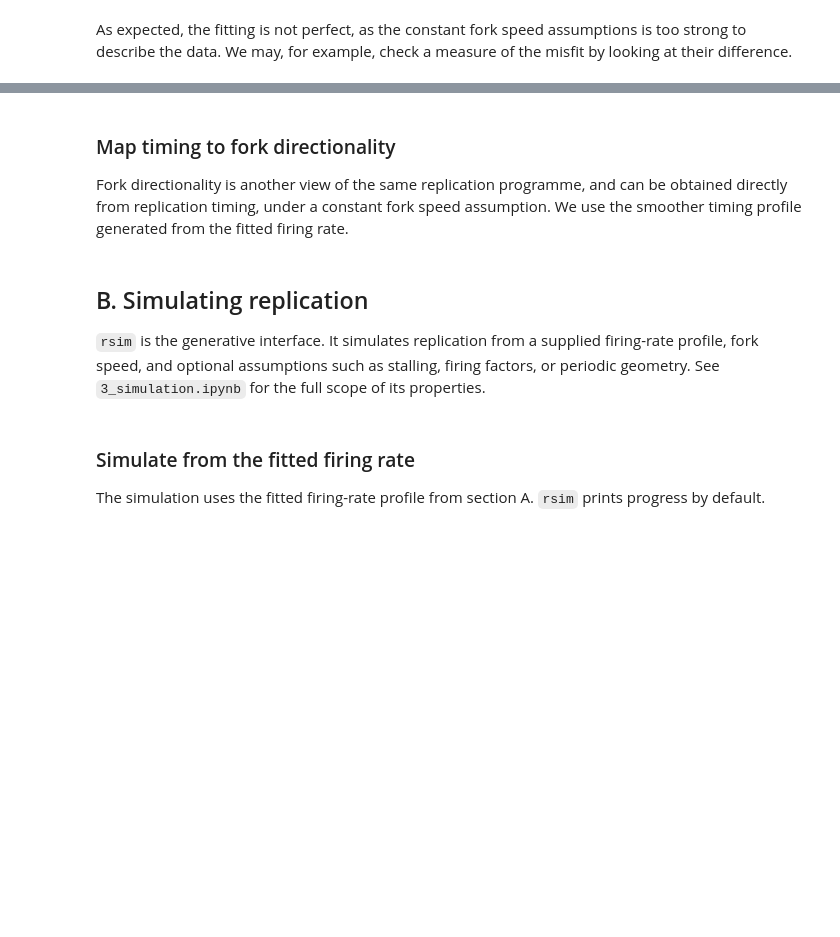
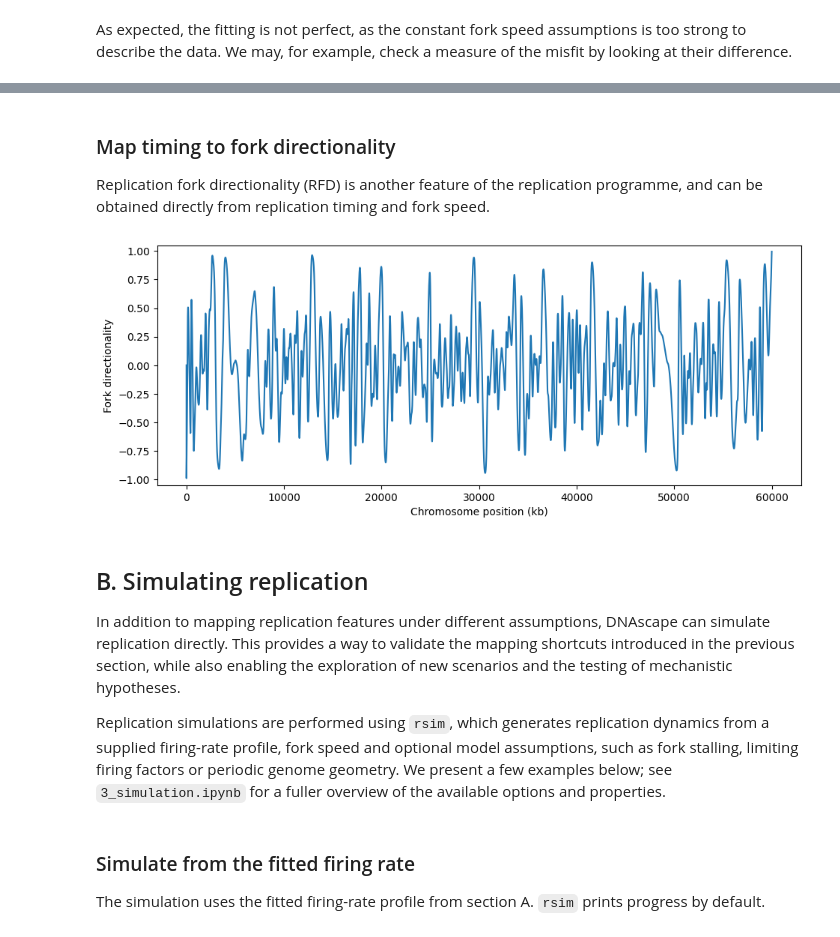
Before and after one commit to fberkemeier/DNAscape, a Jupyter notebook: examples/0_quickstart.ipynb, the cells around one changed output, grey strips where cells are left out. Drawn from its saved outputs; the diff is of its cells as text; code cells hidden in the pictures; blank space fills up the shorter version.

```diff
--- a/examples/0_quickstart.ipynb
+++ b/examples/0_quickstart.ipynb
@@ -101,29 +163,33 @@ plotf(
 # %% [markdown]
 ### Map timing to fork directionality
 
-Fork directionality is another view of the same replication programme, and can be obtained directly from replication timing, under a constant fork speed assumption. We use the smoother timing profile generated from the fitted firing rate.
+Replication fork directionality (RFD) is another feature of the replication programme, and can be obtained directly from replication timing and fork speed.
 # %%
-timing_reference = timing_from_firing
+timing_reference = replication_timing_mapped
 
 fork_directionality = rmap(
     source={
         "replication_timing": timing_reference,
         "fork_speed": fork_speed,
     },
     target="fork_directionality",
 )
 
 plotf(
     fork_directionality,
     x_array=positions_kb,
     xtitle="Chromosome position (kb)",
     ytitle="Fork directionality",
     ylims=(-1.05, 1.05),
 )
+# %% [output]
+[figure, added]
 # %% [markdown]
 ## B. Simulating replication
 
-`rsim` is the generative interface. It simulates replication from a supplied firing-rate profile, fork speed, and optional assumptions such as stalling, firing factors, or periodic geometry. See `3_simulation.ipynb` for the full scope of its properties.
+In addition to mapping replication features under different assumptions, DNAscape can simulate replication directly. This provides a way to validate the mapping shortcuts introduced in the previous section, while also enabling the exploration of new scenarios and the testing of mechanistic hypotheses.
+
+Replication simulations are performed using `rsim`, which generates replication dynamics from a supplied firing-rate profile, fork speed and optional model assumptions, such as fork stalling, limiting firing factors or periodic genome geometry. We present a few examples below; see `3_simulation.ipynb` for a fuller overview of the available options and properties.
 # %% [markdown]
 ### Simulate from the fitted firing rate
 
```
Also changed, not shown: parts of 27 cells of this notebook, 12 other files.
